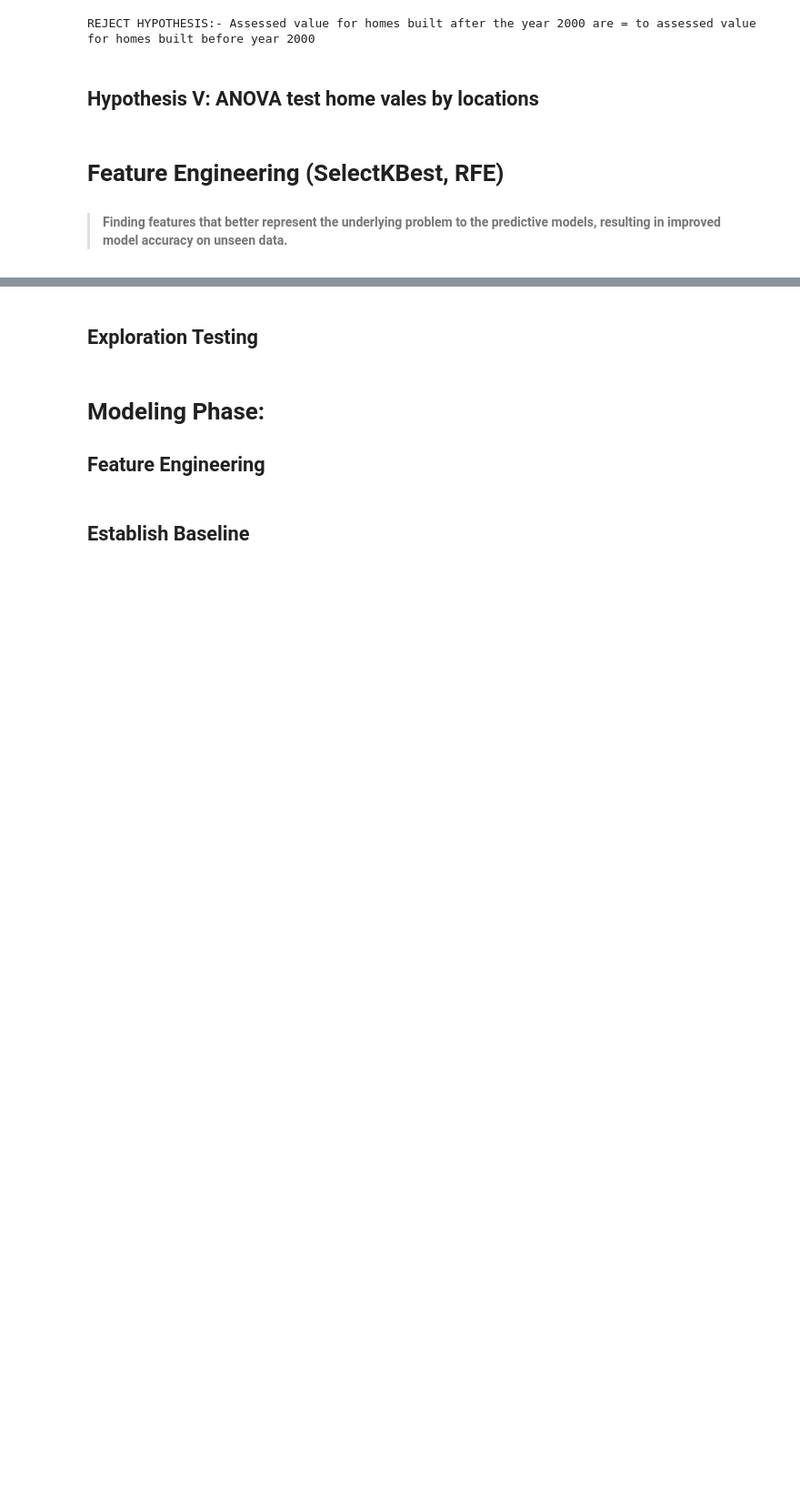
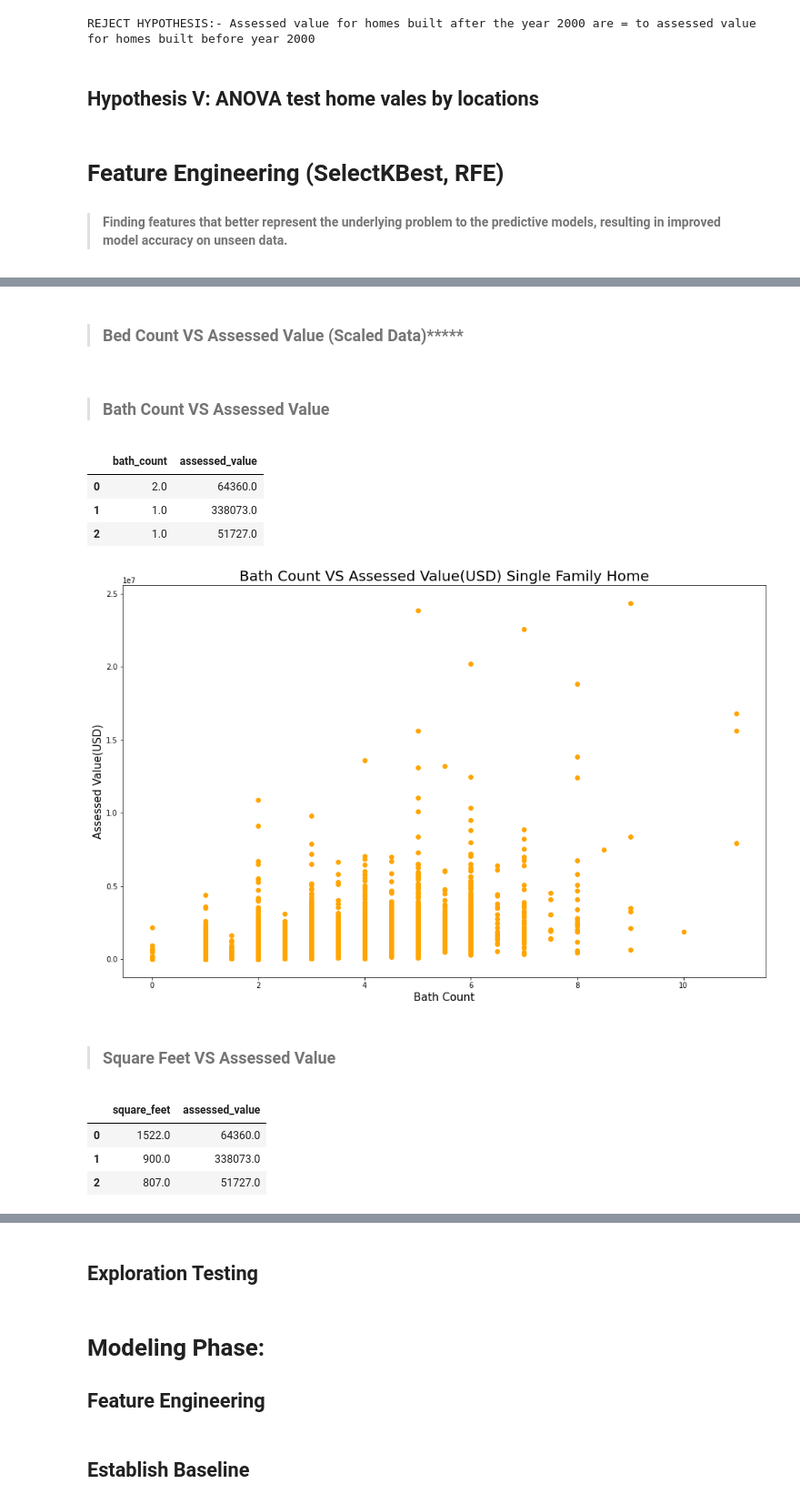
Before and after one commit to stephenkipkurui/regression-project, a Jupyter notebook: zillow_workspace.ipynb, the cells around one changed output, grey strips where cells are left out. Shown: that part at 91% size. Saved outputs shown, nothing was run; the diff lists cells and outputs as text; code cells hidden in the pictures; blank space fills up the shorter version.

```diff
--- a/zillow_workspace.ipynb
+++ b/zillow_workspace.ipynb
@@ -505,0 +675,2 @@ H0 = 'The assessed home value based of the three locations are all equal'
+# %% [markdown]
+> ### Bed Count VS Assessed Value (Scaled Data)*****
@@ -505,0 +695,36 @@ H0 = 'The assessed home value based of the three locations are all equal'
+# %% [markdown]
+> ### Bath Count VS Assessed Value
+# %%
+# Reshape array & rename cols
+bath_features = pd.DataFrame(np.array(train[['bath_count', 'assessed_value']].to_numpy()), columns = ['bath_count', 'assessed_value'])
+bath_features.head(3)
+# %% [output]
+|  | bath_count | assessed_value |
+| 0 | 2.0 | 64360.0 |
+| 1 | 1.0 | 338073.0 |
+| 2 | 1.0 | 51727.0 |
+# %%
+# Map X, and y to features of interest and check lenght
+
+X = bath_features['bath_count']
+y = bath_features['assessed_value']
+
+plt.figure(figsize = (16, 10))
+plt.scatter(X, y, color = 'orange')
+plt.title('Bath Count VS Assessed Value(USD) Single Family Home', color = 'black', weight = 'normal', size = 20)
+plt.xlabel('Bath Count', size = 15, color = 'black')
+plt.ylabel('Assessed Value(USD)', size = 15, color = 'black')
+plt.show()
+# %% [output]
+[figure, added]
+# %% [markdown]
+> ### Square Feet VS Assessed Value
+# %%
+# Reshape array & rename cols
+square_feet_features = pd.DataFrame(np.array(train[['square_feet', 'assessed_value']].to_numpy()), columns = ['square_feet', 'assessed_value'])
+square_feet_features.head(3)
+# %% [output]
+|  | square_feet | assessed_value |
+| 0 | 1522.0 | 64360.0 |
+| 1 | 900.0 | 338073.0 |
+| 2 | 807.0 | 51727.0 |
```
Also changed, not shown: parts of 31 cells of this notebook.
